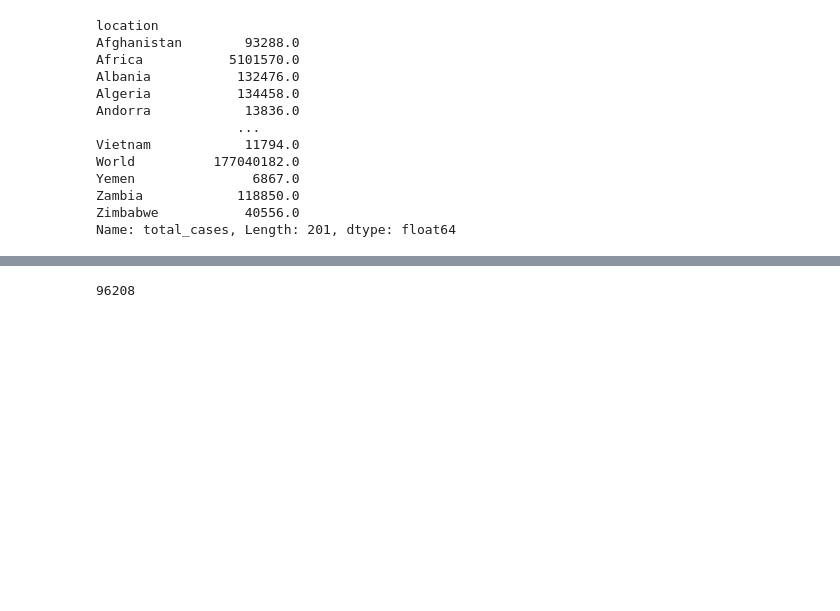
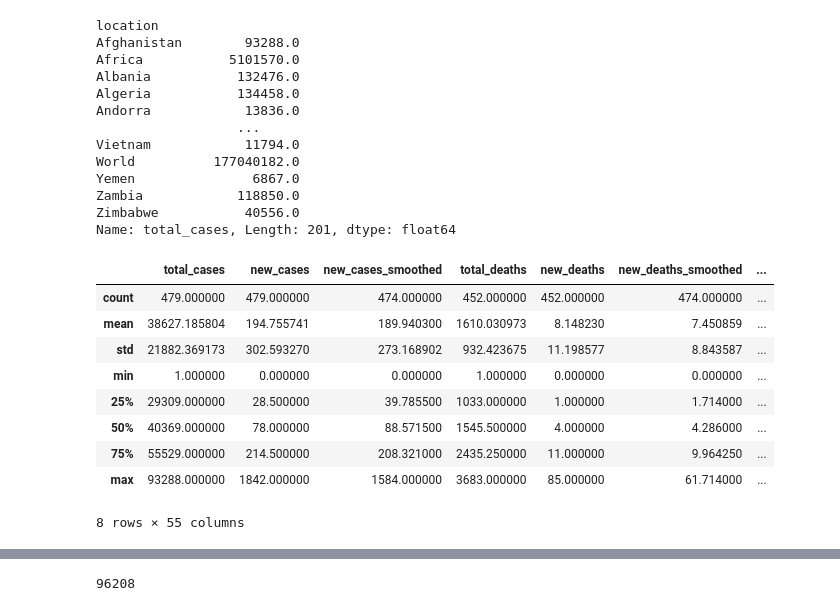
Before and after one commit to nithiyasuresh/Project-1-Covid-PolicyChangesAnalysis, a Jupyter notebook: project1.ipynb, the cells around one changed output, grey strips where cells are left out. Saved outputs shown, nothing was run; the diff lists cells and outputs as text; code cells hidden in the pictures; blank space fills up the shorter version.

```diff
--- a/project1.ipynb
+++ b/project1.ipynb
@@ -63,3 +106,16 @@ Yemen               6867.0
 Zambia            118850.0
 Zimbabwe           40556.0
 Name: total_cases, Length: 201, dtype: float64
+# %%
+covid_data[covid_data.location == "Afghanistan"].describe()
+# %% [output]
+|  | total_cases | new_cases | new_cases_smoothed | total_deaths | new_deaths | new_deaths_smoothed | ... |
+| count | 479.000000 | 479.000000 | 474.000000 | 452.000000 | 452.000000 | 474.000000 | ... |
+| mean | 38627.185804 | 194.755741 | 189.940300 | 1610.030973 | 8.148230 | 7.450859 | ... |
+| std | 21882.369173 | 302.593270 | 273.168902 | 932.423675 | 11.198577 | 8.843587 | ... |
+| min | 1.000000 | 0.000000 | 0.000000 | 1.000000 | 0.000000 | 0.000000 | ... |
+| 25% | 29309.000000 | 28.500000 | 39.785500 | 1033.000000 | 1.000000 | 1.714000 | ... |
+| 50% | 40369.000000 | 78.000000 | 88.571500 | 1545.500000 | 4.000000 | 4.286000 | ... |
+| 75% | 55529.000000 | 214.500000 | 208.321000 | 2435.250000 | 11.000000 | 9.964250 | ... |
+| max | 93288.000000 | 1842.000000 | 1584.000000 | 3683.000000 | 85.000000 | 61.714000 | ... |
+8 rows × 55 columns
```
Also changed, not shown: parts of 5 cells of this notebook.
